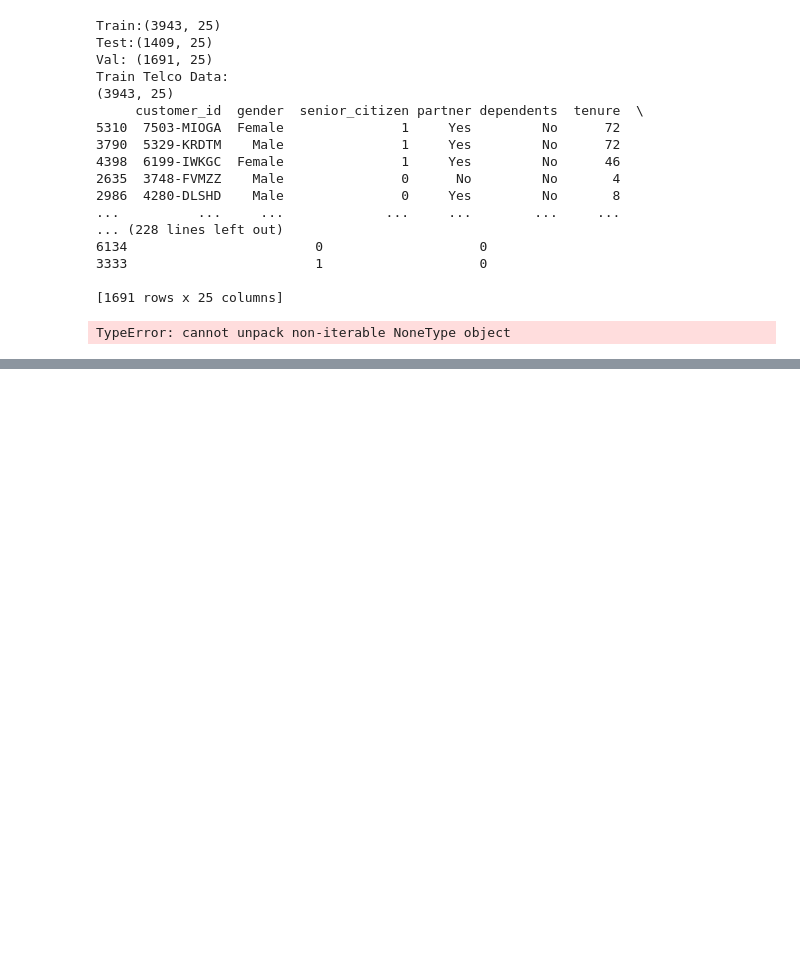
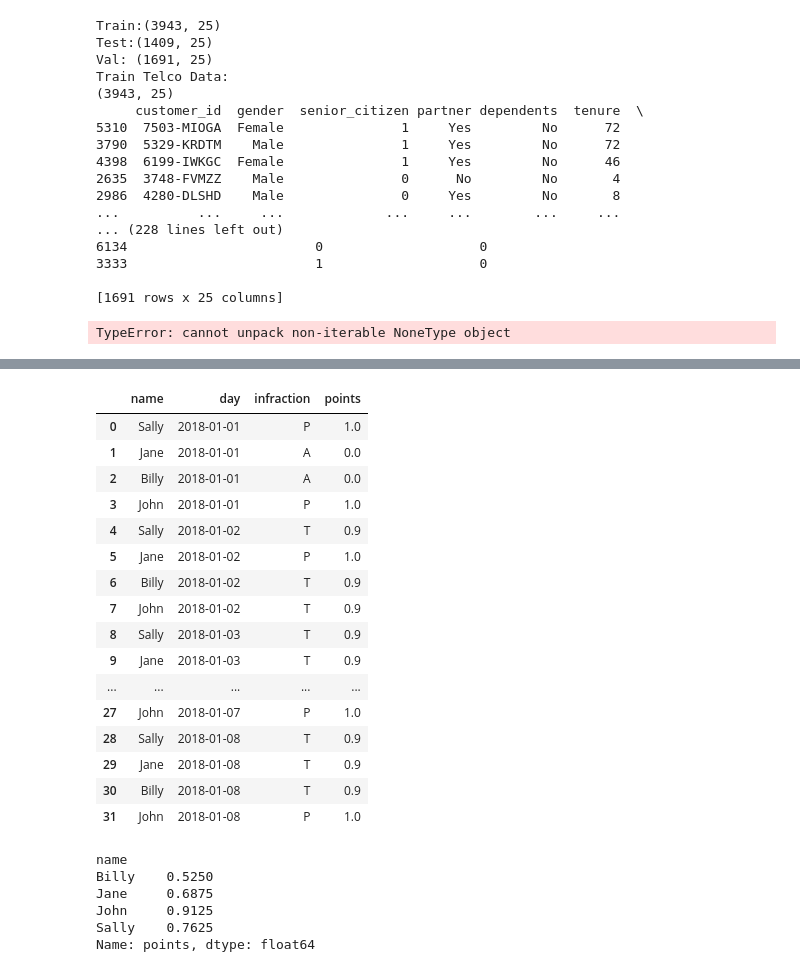
Before and after one commit to JonathanTWare/classification-exercises, a Jupyter notebook: classification_exercises.ipynb, the cells around one changed output, grey strips where cells are left out. Saved outputs shown, nothing was run; the diff lists cells and outputs as text; code cells hidden in the pictures; blank space fills up the shorter version.

```diff
--- a/classification_exercises.ipynb
+++ b/classification_exercises.ipynb
@@ -689,0 +700,4 @@ TypeError: cannot unpack non-iterable NoneType object
+# %%
+attendance = pd.read_csv('attendance.csv')
+# %%
+attendance = attendance.rename(columns = {attendance.columns[0]:'name'})
@@ -689,0 +712,4 @@ TypeError: cannot unpack non-iterable NoneType object
+# %%
+attendance_melt = attendance.melt(id_vars=['name'],
+                         var_name='day',
+                         value_name='infraction')
@@ -689,0 +736,34 @@ TypeError: cannot unpack non-iterable NoneType object
+# %%
+point_mapping = {'P': 1, 'A': 0, 'T': .90, 'H': .50}
+
+attendance_melt['points'] = attendance_melt['infraction'].map(point_mapping)
+# %%
+attendance_melt
+# %% [output]
+|  | name | day | infraction | points |
+| 0 | Sally | 2018-01-01 | P | 1.0 |
+| 1 | Jane | 2018-01-01 | A | 0.0 |
+| 2 | Billy | 2018-01-01 | A | 0.0 |
+| 3 | John | 2018-01-01 | P | 1.0 |
+| 4 | Sally | 2018-01-02 | T | 0.9 |
+| 5 | Jane | 2018-01-02 | P | 1.0 |
+| 6 | Billy | 2018-01-02 | T | 0.9 |
+| 7 | John | 2018-01-02 | T | 0.9 |
+| 8 | Sally | 2018-01-03 | T | 0.9 |
+| 9 | Jane | 2018-01-03 | T | 0.9 |
+| ... | ... | ... | ... | ... |
+| 27 | John | 2018-01-07 | P | 1.0 |
+| 28 | Sally | 2018-01-08 | T | 0.9 |
+| 29 | Jane | 2018-01-08 | T | 0.9 |
+| 30 | Billy | 2018-01-08 | T | 0.9 |
+| 31 | John | 2018-01-08 | P | 1.0 |
+# %%
+att_perc = attendance_melt.groupby('name').points.mean()
+att_perc
+# %% [output]
+name
+Billy    0.5250
+Jane     0.6875
+John     0.9125
+Sally    0.7625
+Name: points, dtype: float64
```
Also changed, not shown: parts of 31 cells of this notebook.
